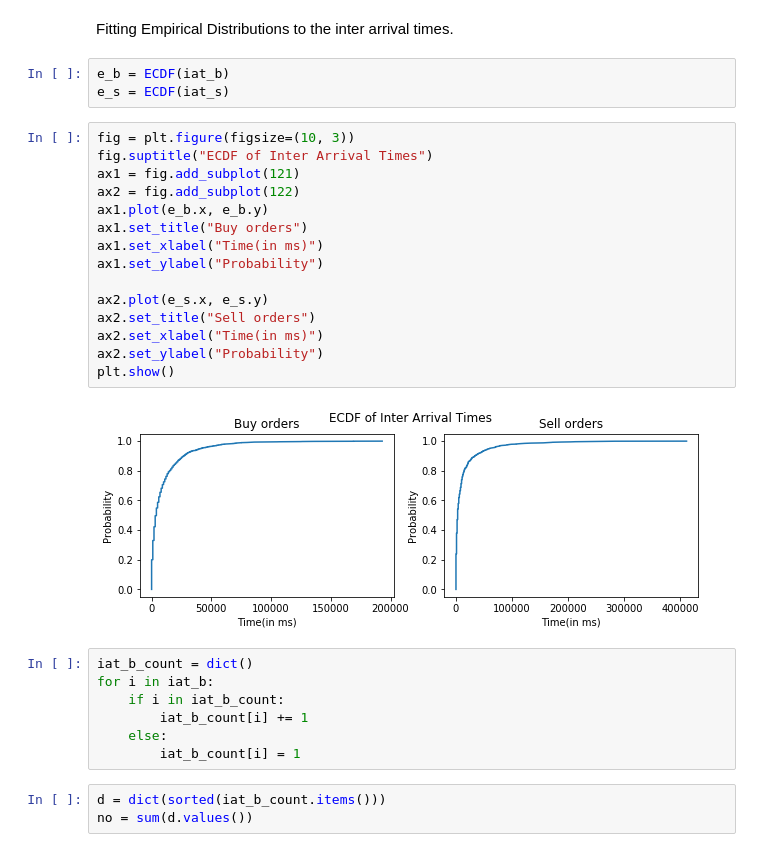
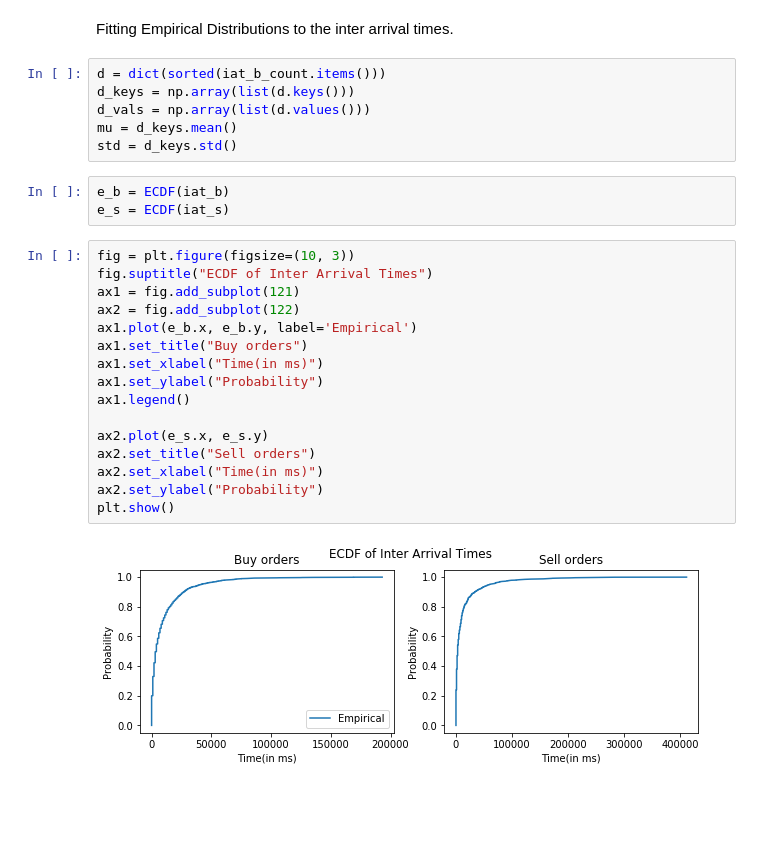
Before and after one commit to RSB-Balaji/SimulatedExchange, a Jupyter notebook: Insights.ipynb, the cells around one changed output. Cells and saved outputs as stored; diff of their text form; blank space fills up the shorter version.

```diff
--- a/Insights.ipynb
+++ b/Insights.ipynb
@@ -154,32 +147,29 @@ plt.show()
 # %% [markdown]
 Fitting Empirical Distributions to the inter arrival times.
+# %%
+d = dict(sorted(iat_b_count.items()))
+d_keys = np.array(list(d.keys()))
+d_vals = np.array(list(d.values()))
+mu = d_keys.mean()
+std = d_keys.std()
 # %%
 e_b = ECDF(iat_b)
 e_s = ECDF(iat_s)
 # %%
 fig = plt.figure(figsize=(10, 3))
 fig.suptitle("ECDF of Inter Arrival Times")
 ax1 = fig.add_subplot(121)
 ax2 = fig.add_subplot(122)
-ax1.plot(e_b.x, e_b.y)
+ax1.plot(e_b.x, e_b.y, label='Empirical')
 ax1.set_title("Buy orders")
 ax1.set_xlabel("Time(in ms)")
 ax1.set_ylabel("Probability")
+ax1.legend()
 
 ax2.plot(e_s.x, e_s.y)
 ax2.set_title("Sell orders")
 ax2.set_xlabel("Time(in ms)")
 ax2.set_ylabel("Probability")
 plt.show()
 # %% [output]
-[figure, old version]
+[figure, new version]
-# %%
-iat_b_count = dict()
-for i in iat_b:
-    if i in iat_b_count:
-        iat_b_count[i] += 1
-    else:
-        iat_b_count[i] = 1
-# %%
-d = dict(sorted(iat_b_count.items()))
-no = sum(d.values())
```
Also changed, not shown: parts of 8 cells of this notebook.
